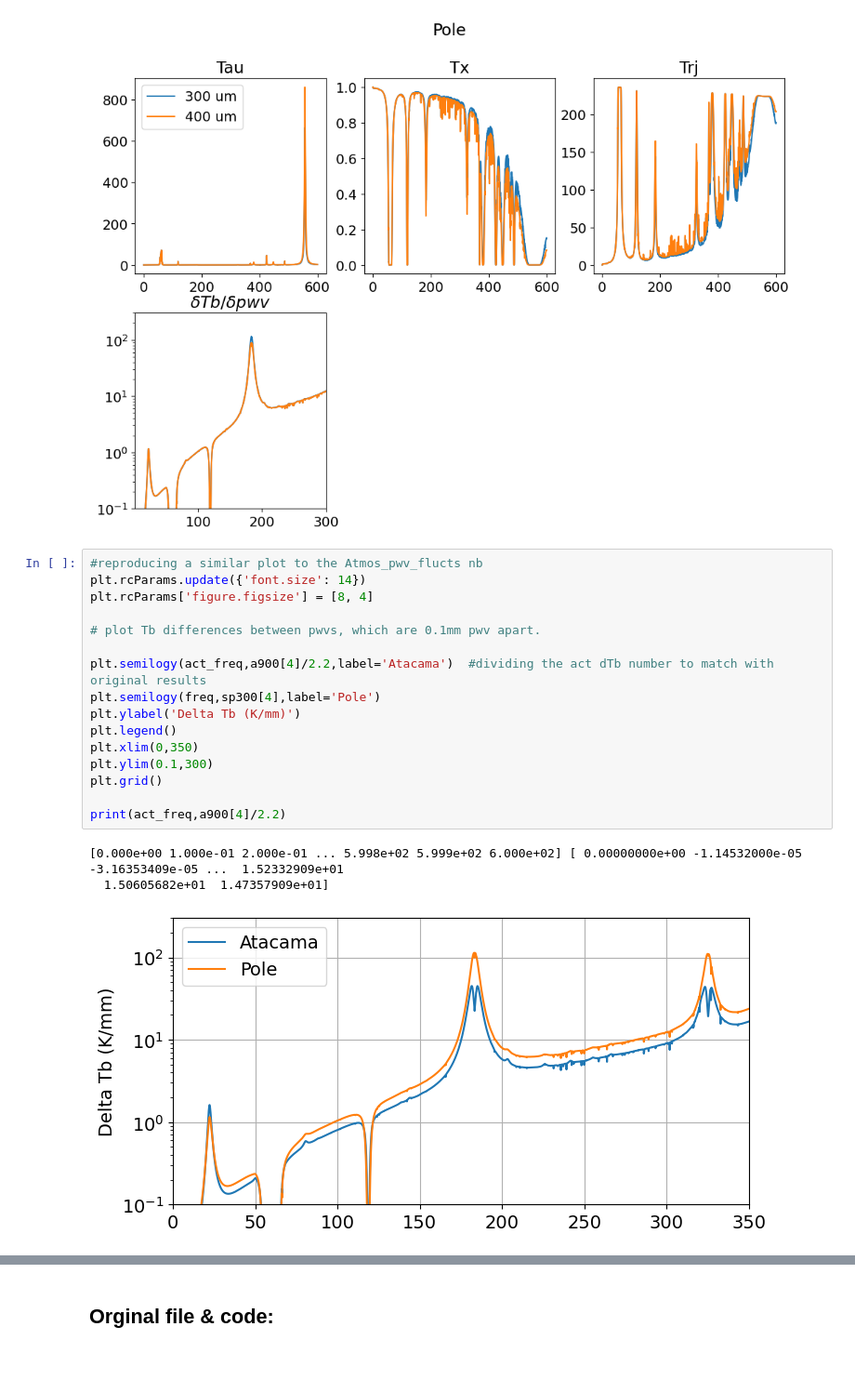
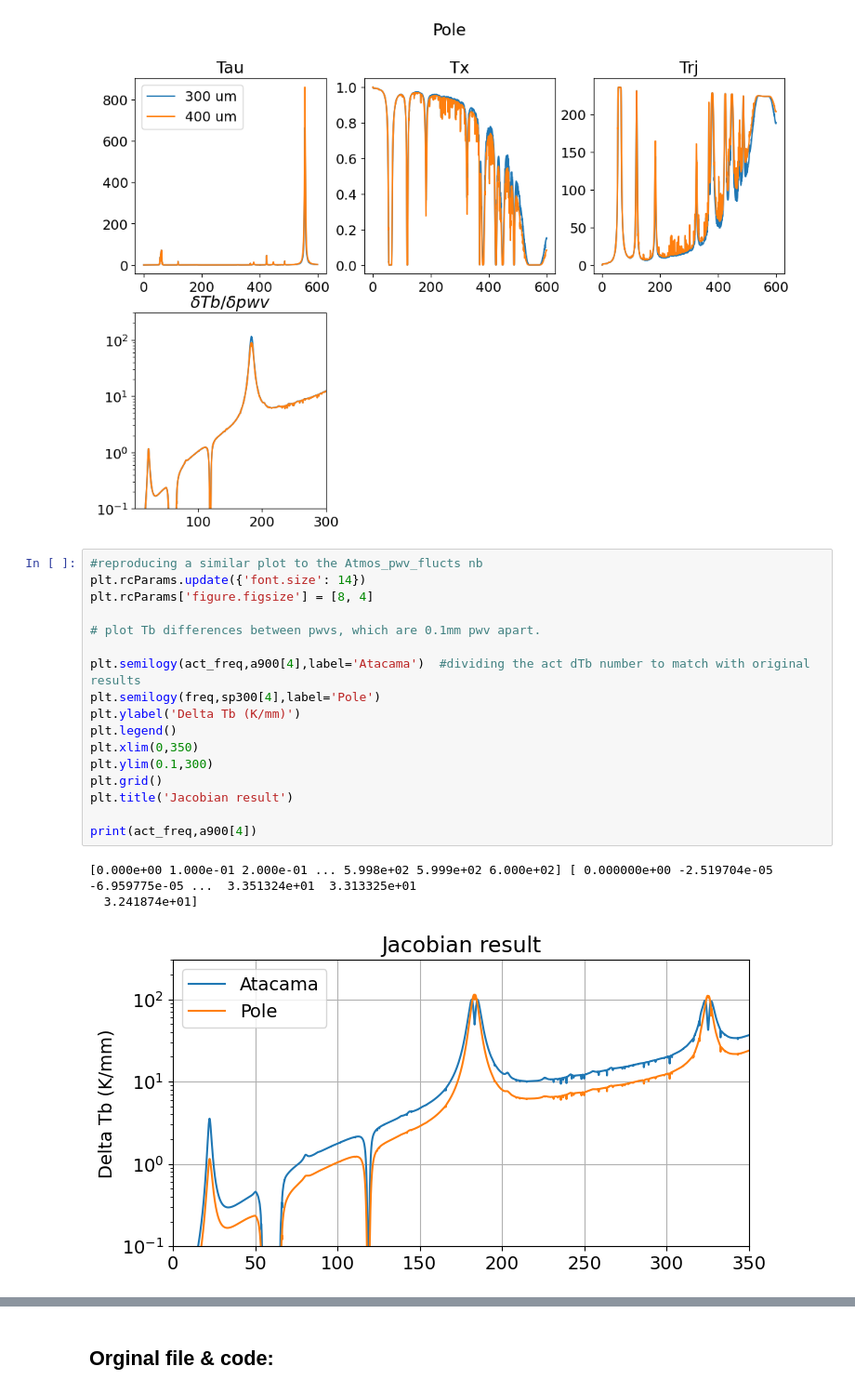
Before and after one commit to JohnRuhl/Atmos_pwv_flucts, a Jupyter notebook: Jacobians_am.ipynb, the cells around one changed output, grey strips where cells are left out. Shown: that part at 93% size. Cells and saved outputs as stored; diff of their text form; blank space fills up the shorter version.

Commit message:
jacobian nb edits

```diff
--- a/Jacobians_am.ipynb
+++ b/Jacobians_am.ipynb
@@ -132,21 +137,22 @@ Text(0.5, 0.98, 'Pole')
 # %%
 #reproducing a similar plot to the Atmos_pwv_flucts nb
 plt.rcParams.update({'font.size': 14})
 plt.rcParams['figure.figsize'] = [8, 4]
 
 # plot Tb differences between pwvs, which are 0.1mm pwv apart.
 
-plt.semilogy(act_freq,a900[4]/2.2,label='Atacama')  #dividing the act dTb number to match with original results
+plt.semilogy(act_freq,a900[4],label='Atacama')  #dividing the act dTb number to match with original results
 plt.semilogy(freq,sp300[4],label='Pole')
 plt.ylabel('Delta Tb (K/mm)')
 plt.legend()
 plt.xlim(0,350)
 plt.ylim(0.1,300)
 plt.grid()
+plt.title('Jacobian result')
 
-print(act_freq,a900[4]/2.2)
+print(act_freq,a900[4])
 # %% [output]
-[0.000e+00 1.000e-01 2.000e-01 ... 5.998e+02 5.999e+02 6.000e+02] [ 0.00000000e+00 -1.14532000e-05 -3.16353409e-05 ...  1.52332909e+01
-  1.50605682e+01  1.47357909e+01]
+[0.000e+00 1.000e-01 2.000e-01 ... 5.998e+02 5.999e+02 6.000e+02] [ 0.000000e+00 -2.519704e-05 -6.959775e-05 ...  3.351324e+01  3.313325e+01
+  3.241874e+01]
-[figure, old version]
+[figure, new version]
 # %% [markdown]
```
Also changed, not shown: parts of 10 cells of this notebook, 3 other files.
